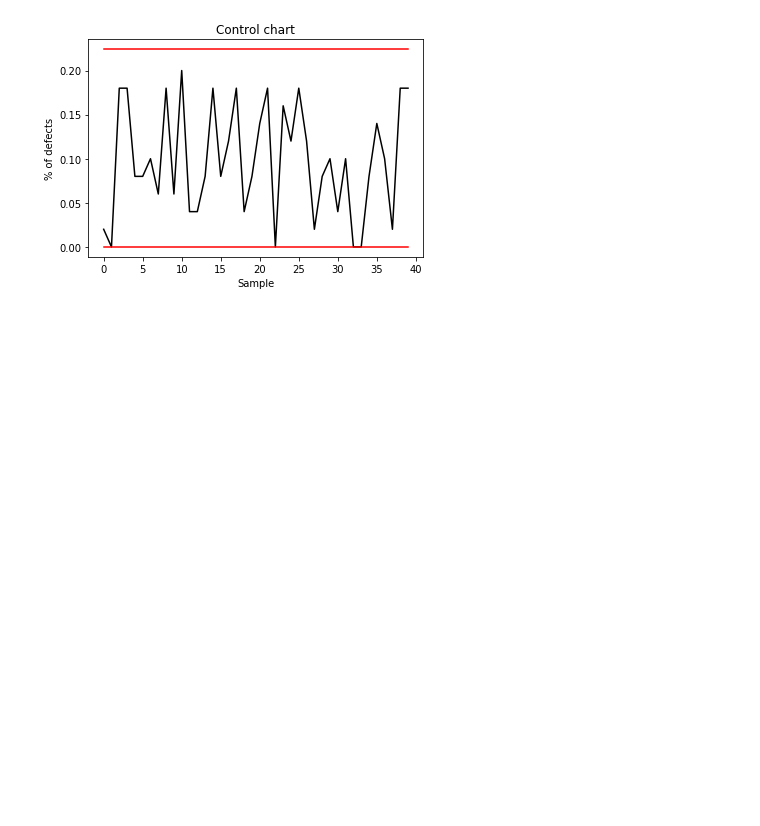
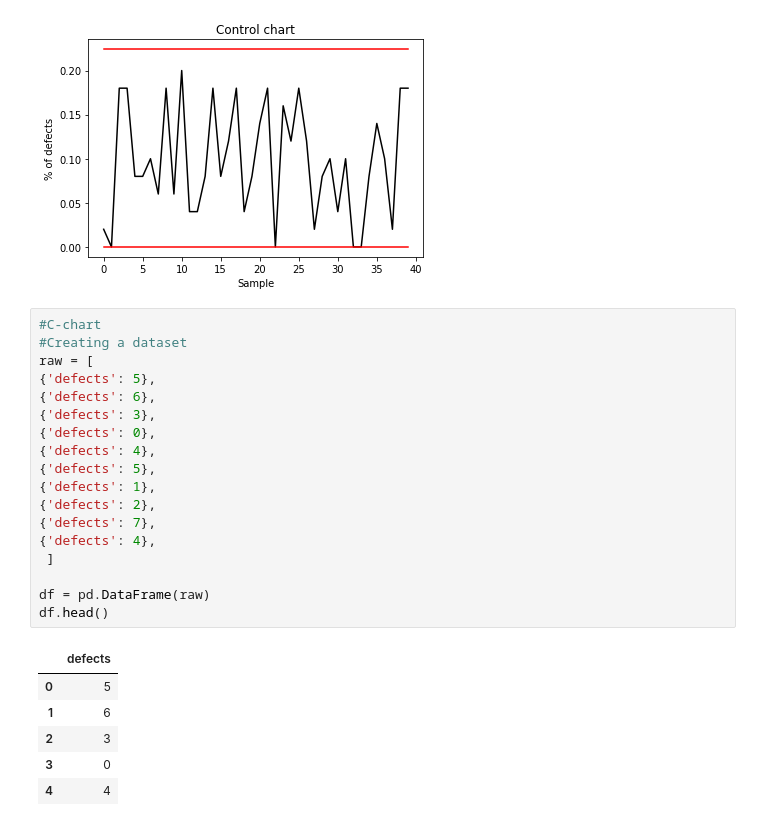
Before and after one commit to eponkratova/statistics, a Jupyter notebook: code.ipynb, the cells around one changed output. Saved outputs shown, nothing was run; the diff lists cells and outputs as text; blank space fills up the shorter version.

```diff
--- a/code.ipynb
+++ b/code.ipynb
@@ -2253,3 +2253,28 @@ plt.ylabel('% of defects')
 plt.show()
 # %% [output]
 [figure]
+# %%
+#C-chart
+#Creating a dataset
+raw = [
+{'defects': 5},
+{'defects': 6},
+{'defects': 3},
+{'defects': 0},
+{'defects': 4},
+{'defects': 5},
+{'defects': 1},
+{'defects': 2},
+{'defects': 7},
+{'defects': 4},
+ ]
+
+df = pd.DataFrame(raw)
+df.head()
+# %% [output]
+|  | defects |
+| 0 | 5 |
+| 1 | 6 |
+| 2 | 3 |
+| 3 | 0 |
+| 4 | 4 |
```
Also changed, not shown: parts of 2 cells of this notebook.
